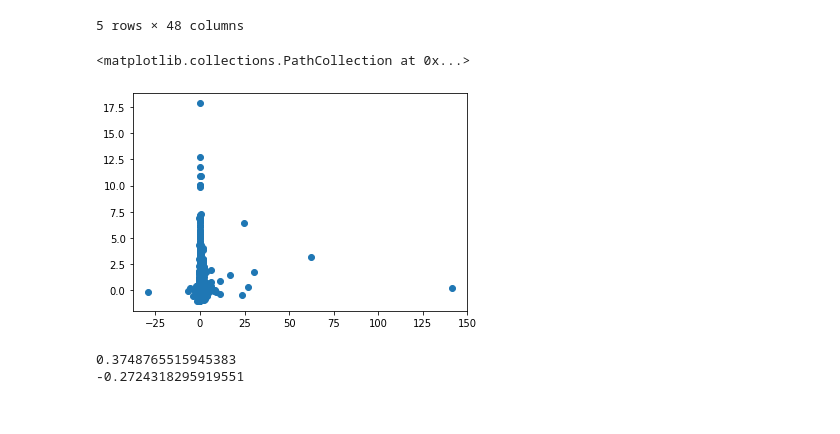
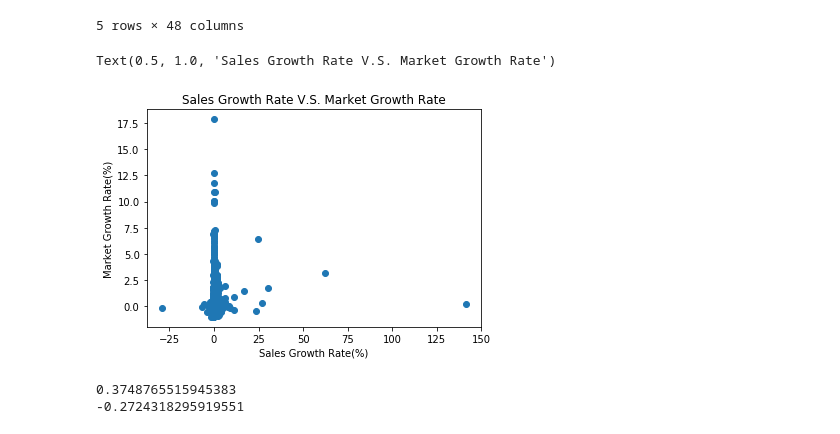
Before and after one commit to hannahcjy/Project1-Stock-Market-Correlationship, a Jupyter notebook: data_hannah.ipynb, the cells around one changed output. Drawn from its saved outputs; the diff is of its cells as text; code cells hidden in the pictures.

Commit message:
Updated with chart

```diff
--- a/data_hannah.ipynb
+++ b/data_hannah.ipynb
@@ -149,11 +176,15 @@ growth_df.head()
 # %%
 growth_arr = growth_df.iloc[:,4:47].to_numpy()
 mkt_arr = mkt_df.iloc[:,4:47].to_numpy()
 
 plt.scatter(growth_arr, mkt_arr)
+
+plt.xlabel("Sales Growth Rate(%)")
+plt.ylabel("Market Growth Rate(%)")
+plt.title("Sales Growth Rate V.S. Market Growth Rate")
 # %% [output]
-<matplotlib.collections.PathCollection at 0x...>
+Text(0.5, 1.0, 'Sales Growth Rate V.S. Market Growth Rate')
-[figure, old version]
+[figure, new version]
 # %%
 growth_tbl = growth_df.iloc[:,4:47]
 growth_ser = pd.Series(growth_tbl.values.ravel('F'))
```
Also changed, not shown: parts of 7 cells of this notebook.
